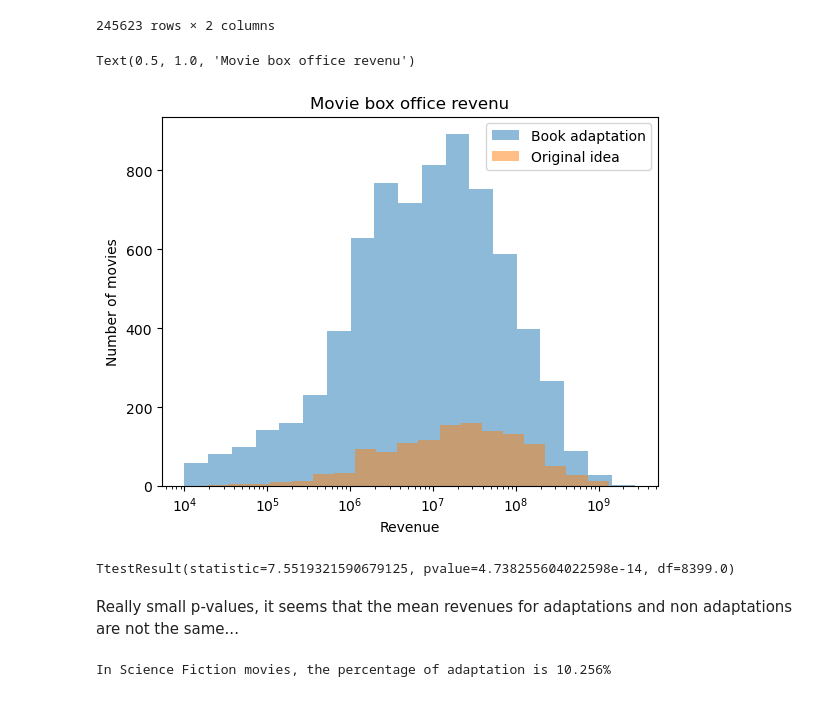
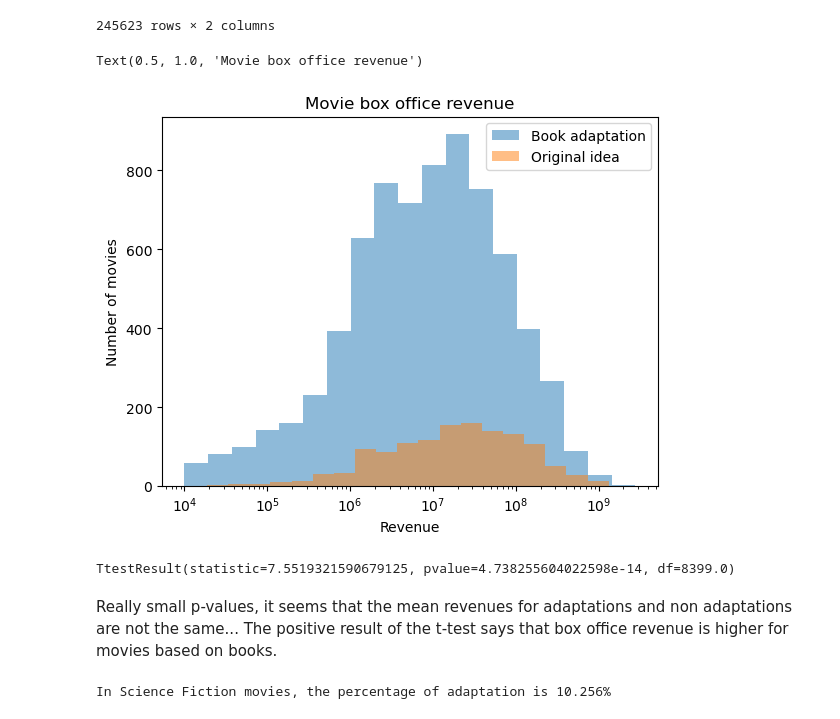
Before and after one commit to epfl-ada/ada-2023-project-team0110, a Jupyter notebook: first_analysis.ipynb, the cells around one changed output. Saved outputs shown, nothing was run; the diff lists cells and outputs as text; code cells hidden in the pictures.

Commit message:
added few graphs

```diff
--- a/first_analysis.ipynb
+++ b/first_analysis.ipynb
@@ -6,7 +7,10 @@ import scipy.stats as st
 # %%
 # Load data
-movie_df=pd.read_csv("data/movie.metadata.tsv",sep='\t',names=["wikipedia_movie_ID","freebase_movie_ID","movie_name","movie_release_date","movie_box_office_revenue","movie_runtime","movie_languages", "movie_countries","movie_genres"])
-movie_book_df=pd.read_csv("data/movie_book.csv")
+movie_df = pd.read_csv("data/movie.metadata.tsv", sep='\t',names=["wikipedia_movie_ID","freebase_movie_ID",
+                                                               "movie_name","movie_release_date",
+                                                               "movie_box_office_revenue","movie_runtime",
+                                                               "movie_languages", "movie_countries","movie_genres"])
+movie_book_df = pd.read_csv("data/movie_book.csv")
 # %%
 # Display data
 display(movie_df)
@@ -99,14 +103,14 @@ display(movie_genre_df)
 | 81853 | 12476867 | Teen |
 245623 rows × 2 columns
 # %%
-plt.hist(movie_merged_df[movie_merged_df['adaptation']==False]['movie_box_office_revenue'].dropna(),bins=np.logspace(np.log10(movie_merged_df[movie_merged_df['adaptation']==False]['movie_box_office_revenue'].min()),np.log10(movie_merged_df[movie_merged_df['adaptation']==False]['movie_box_office_revenue'].max()),num=20,base=10), alpha=0.5)
-plt.hist(movie_merged_df[movie_merged_df['adaptation']==True]['movie_box_office_revenue'].dropna(),bins=np.logspace(np.log10(movie_merged_df[movie_merged_df['adaptation']==True]['movie_box_office_revenue'].min()),np.log10(movie_merged_df[movie_merged_df['adaptation']==True]['movie_box_office_revenue'].max()),num=20,base=10), alpha=0.5)
+plt.hist(movie_merged_df.query('adaptation==False')['movie_box_office_revenue'].dropna(),bins=np.logspace(np.log10(movie_merged_df[movie_merged_df['adaptation']==False]['movie_box_office_revenue'].min()),np.log10(movie_merged_df[movie_merged_df['adaptation']==False]['movie_box_office_revenue'].max()),num=20,base=10), alpha=0.5)
+plt.hist(movie_merged_df.query('adaptation==True')['movie_box_office_revenue'].dropna(),bins=np.logspace(np.log10(movie_merged_df[movie_merged_df['adaptation']==True]['movie_box_office_revenue'].min()),np.log10(movie_merged_df[movie_merged_df['adaptation']==True]['movie_box_office_revenue'].max()),num=20,base=10), alpha=0.5)
 plt.xscale('log')
 plt.legend(['Book adaptation', 'Original idea'])
 plt.xlabel("Revenue")
 plt.ylabel("Number of movies")
 plt.title("Movie box office revenue")
 # %% [output]
-Text(0.5, 1.0, 'Movie box office revenu')
+Text(0.5, 1.0, 'Movie box office revenue')
-[figure, old version]
+[figure, new version]
 # %%
@@ -114,6 +119,6 @@ st.ttest_ind(movie_merged_df[movie_merged_df['adaptation']==True]['movie_box_off
 # %% [output]
 TtestResult(statistic=7.5519321590679125, pvalue=4.738255604022598e-14, df=8399.0)
 # %% [markdown]
-Really small p-values, it seems that the mean revenues for adaptations and non adaptations are not the same...
+Really small p-values, it seems that the mean revenues for adaptations and non adaptations are not the same... The positive result of the t-test says that box office revenue is higher for movies based on books.
 # %%
 # Let's observe the science fiction corpus
```
Also changed, not shown: parts of 15 cells of this notebook.
